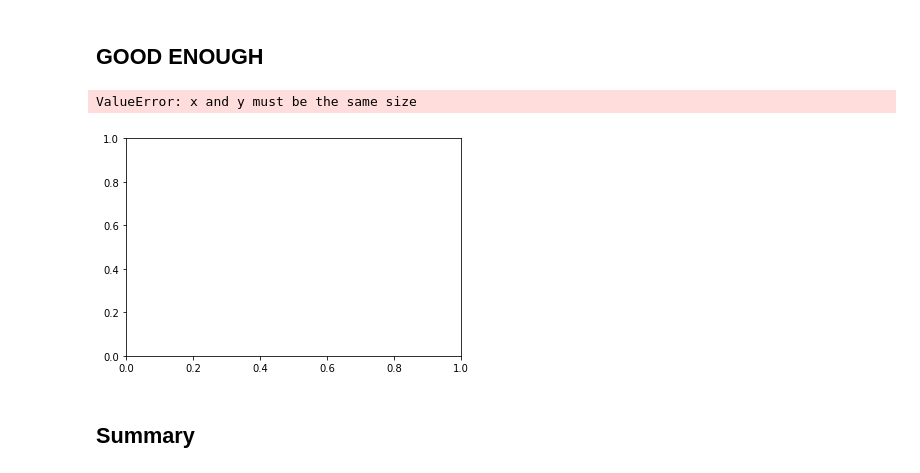
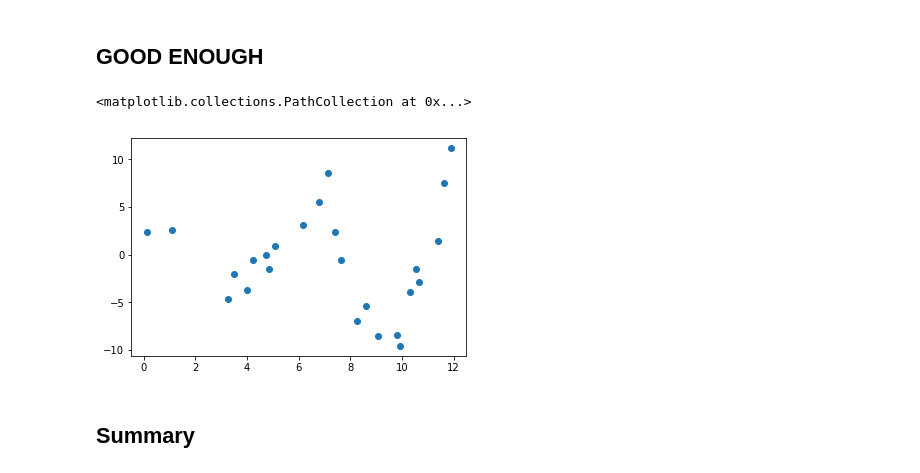
Before and after one commit to MangrobanGit/dsc-2-24-06-polynomial-regression-lab-seattle-ds-career-040119, a Jupyter notebook: index.ipynb, the cells around one changed output. Cells and saved outputs as stored; diff of their text form; code cells hidden in the pictures.

```diff
--- a/index.ipynb
+++ b/index.ipynb
@@ -186,13 +186,14 @@ _ = sns.lineplot(x=x, y=preds,color='orange')
 # %%
 import matplotlib.pyplot as plt
 
 fig, ax = plt.subplots()
 
-ax.scatter(x=X_2,y=y)
+ax.scatter(x=x,y=y)
+ax
 #_ = sns.lineplot(x=x, y=preds,color='orange')
 # %% [output]
-ValueError: x and y must be the same size
+<matplotlib.collections.PathCollection at 0x...>
-[figure, old version]
+[figure, new version]
 # %% [markdown]
 ## Summary
 # %% [markdown]
```
